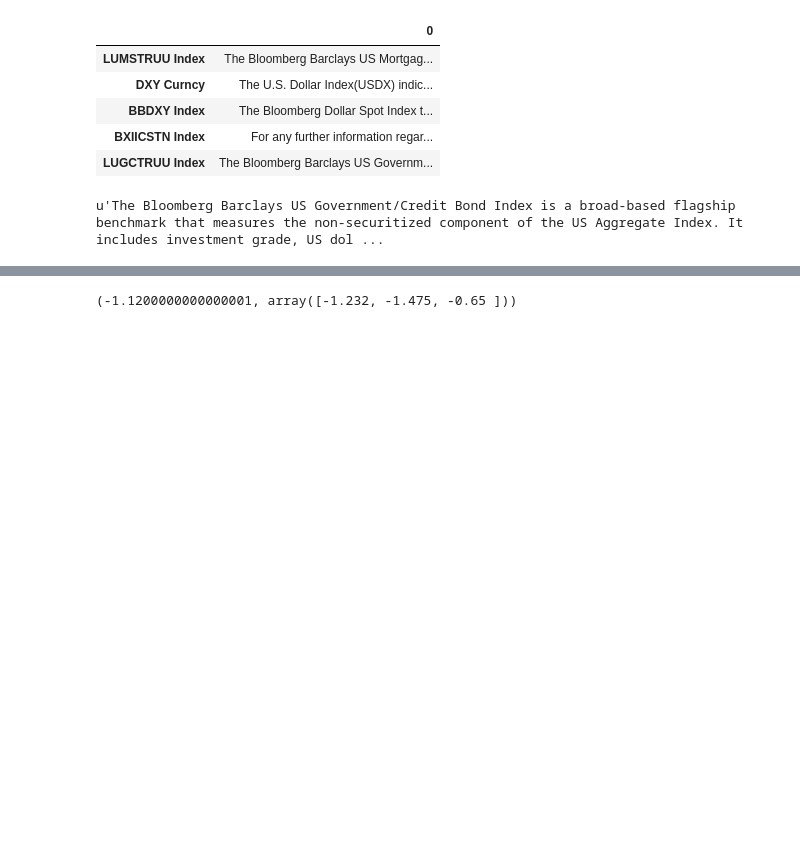
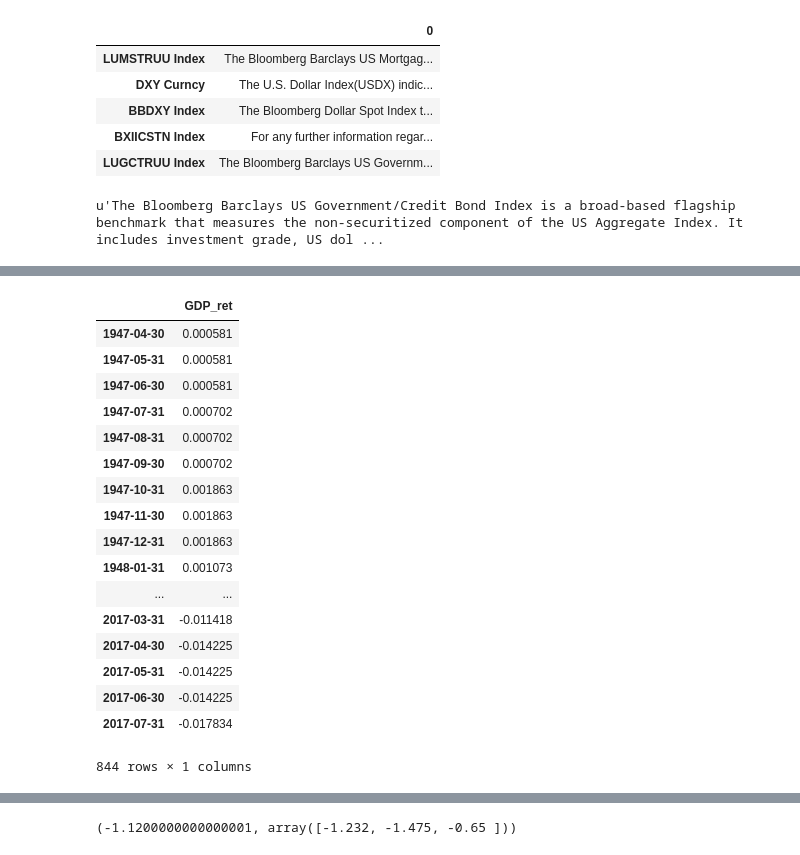
Before and after one commit to wipadawanna/Sector-Analysis, a Jupyter notebook: Luke_working_space/Financial Sector data addition.ipynb, the cells around one changed output, grey strips where cells are left out. Cells and saved outputs as stored; diff of their text form; code cells hidden in the pictures; blank space fills up the shorter version.

```diff
--- a/Luke_working_space/Financial Sector data addition.ipynb
+++ b/Luke_working_space/Financial Sector data addition.ipynb
@@ -75,0 +133,21 @@ fin_x,y = model_data(fin_x,y)
+# %%
+GDP_ret
+# %% [output]
+|  | GDP_ret |
+| 1947-04-30 | 0.000581 |
+| 1947-05-31 | 0.000581 |
+| 1947-06-30 | 0.000581 |
+| 1947-07-31 | 0.000702 |
+| 1947-08-31 | 0.000702 |
+| 1947-09-30 | 0.000702 |
+| 1947-10-31 | 0.001863 |
+| 1947-11-30 | 0.001863 |
+| 1947-12-31 | 0.001863 |
+| 1948-01-31 | 0.001073 |
+| ... | ... |
+| 2017-03-31 | -0.011418 |
+| 2017-04-30 | -0.014225 |
+| 2017-05-31 | -0.014225 |
+| 2017-06-30 | -0.014225 |
+| 2017-07-31 | -0.017834 |
+844 rows × 1 columns
```
Also changed, not shown: parts of 19 cells of this notebook, 9 other files.
